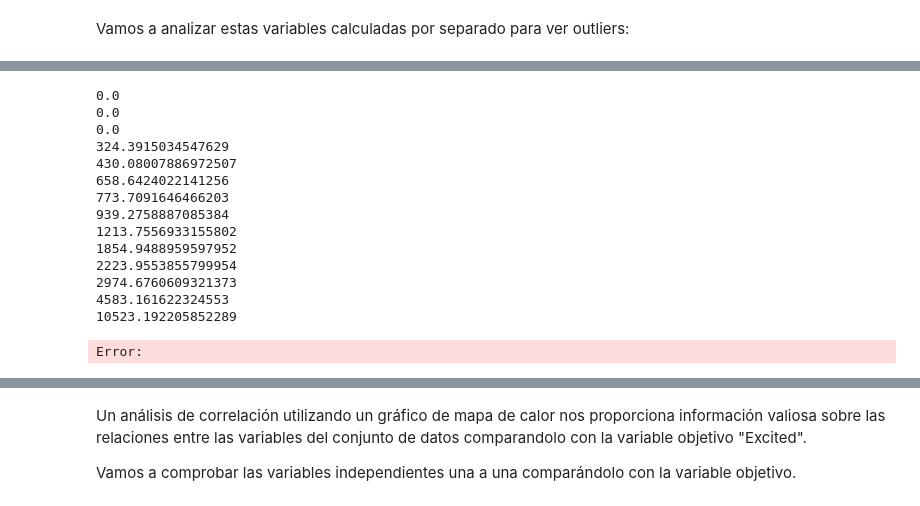
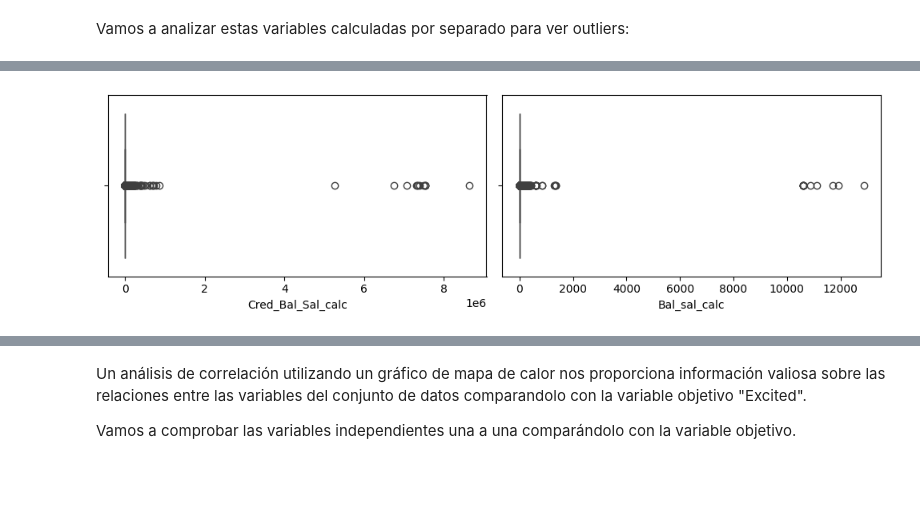
Before and after one commit to 4GeeksAcademy/Proyecto-Bank-Churn-Eli-Isa, a Jupyter notebook: src/explore-Isa.ipynb, the cells around one changed output, grey strips where cells are left out. Saved outputs shown, nothing was run; the diff lists cells and outputs as text; code cells hidden in the pictures; blank space fills up the shorter version.

```diff
--- a/src/explore-Isa.ipynb
+++ b/src/explore-Isa.ipynb
@@ -682,51 +686,8 @@ sns.scatterplot(x=data_clean["Cred_Bal_Sal_calc"],y=data_clean["Cred_Bal_Sal_cal
-# %%
-print(data_clean["Cred_Bal_Sal_calc"].quantile(0.50))
-print(data_clean["Cred_Bal_Sal_calc"].quantile(0.51))
-print(data_clean["Cred_Bal_Sal_calc"].quantile(0.53))
-print(data_clean["Cred_Bal_Sal_calc"].quantile(0.55))
-print(data_clean["Cred_Bal_Sal_calc"].quantile(0.6))
-print(data_clean["Cred_Bal_Sal_calc"].quantile(0.75))
-print(data_clean["Cred_Bal_Sal_calc"].quantile(0.8))
-print(data_clean["Cred_Bal_Sal_calc"].quantile(0.85))
-print(data_clean["Cred_Bal_Sal_calc"].quantile(0.9))
-print(data_clean["Cred_Bal_Sal_calc"].quantile(0.95))
-print(data_clean["Cred_Bal_Sal_calc"].quantile(0.96))
-print(data_clean["Cred_Bal_Sal_calc"].quantile(0.97))
-print(data_clean["Cred_Bal_Sal_calc"].quantile(0.98))
-print(data_clean["Cred_Bal_Sal_calc"].quantile(0.99))
-# %% [output]
-0.0
-0.0
-0.0
-324.3915034547629
-430.08007886972507
-658.6424022141256
-773.7091646466203
-939.2758887085384
-1213.7556933155802
-1854.9488959597952
-2223.9553855799954
-2974.6760609321373
-4583.161622324553
-10523.192205852289
-# %%
-vars=["Cred_Bal_Sal_calc","Bal_sal_calc"]
-
-for i in range(len(vars)):
-    var=vars[i]
-    #data_clean[var] = pd.to_numeric(data_clean[var], errors='coerce')        # Para asegurar que las variables sean numéricas
-    #data_clean['Exited'] = pd.to_numeric(data_clean['Exited'], errors='coerce')
-
-    fig, axis = plt.subplots(2, 2, figsize=(10, 7), gridspec_kw={'height_ratios': [4, 1]})
-    axis[0, 0].set_title(var)
-    #sns.histplot(ax=axis[0, 0], data=data_clean, x=var, hue="Exited").set(ylabel=None)
-    sns.scatterplot(ax=axis[0, 0], data=data_clean, x=var, hue="Exited").set(ylabel=None)
-    axis[1, 0].set_title(var)
-    sns.regplot(data=data_clean, x=var, y="Exited", ax=axis[0, 1])
-    sns.boxplot(ax=axis[1, 0], data=data_clean, x=var)
-    sns.heatmap(data_clean[[var, "Exited"]].corr(), annot=True, fmt=".2f", cbar=False, ax=axis[1, 1])
-
-plt.tight_layout()
-plt.show()
-# %% [output]
-Error:
+# %%
+fig, axis = plt.subplots(1,2,figsize=(10,3))
+sns.boxplot(data=data_clean, x="Cred_Bal_Sal_calc",ax=axis[0])
+sns.boxplot(data=data_clean, x="Bal_sal_calc",ax=axis[1])
+plt.tight_layout()
+plt.show()
+# %% [output]
+[figure, added]
```
Also changed, not shown: parts of 24 cells of this notebook.
